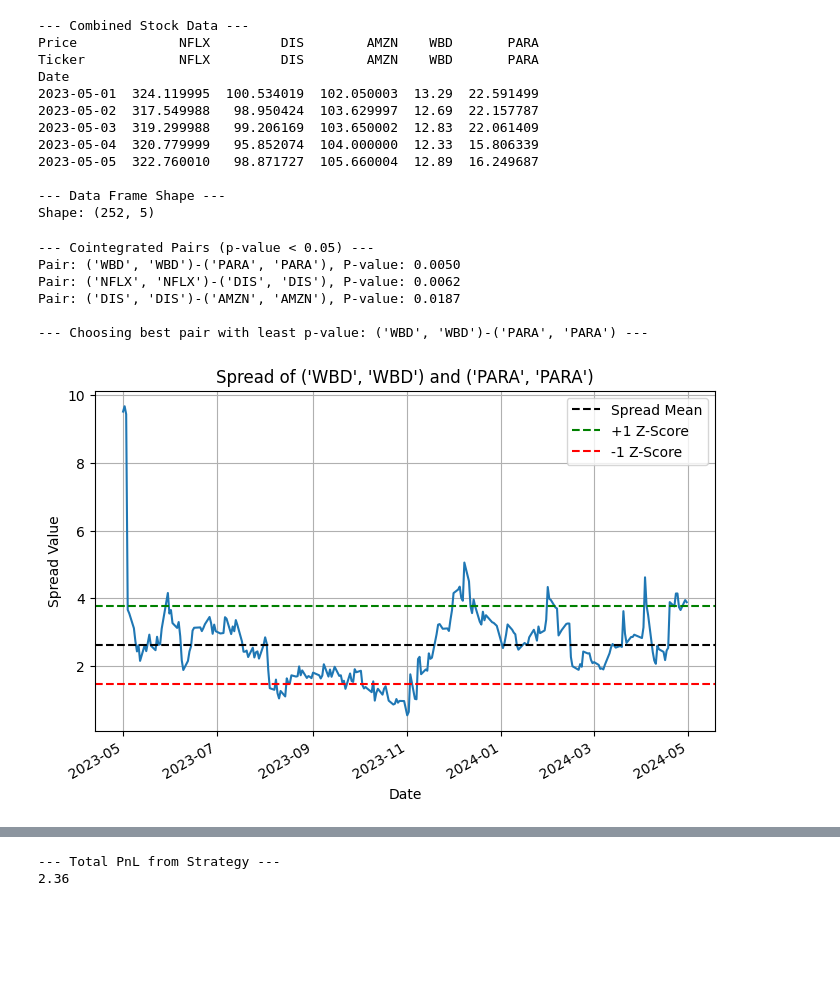
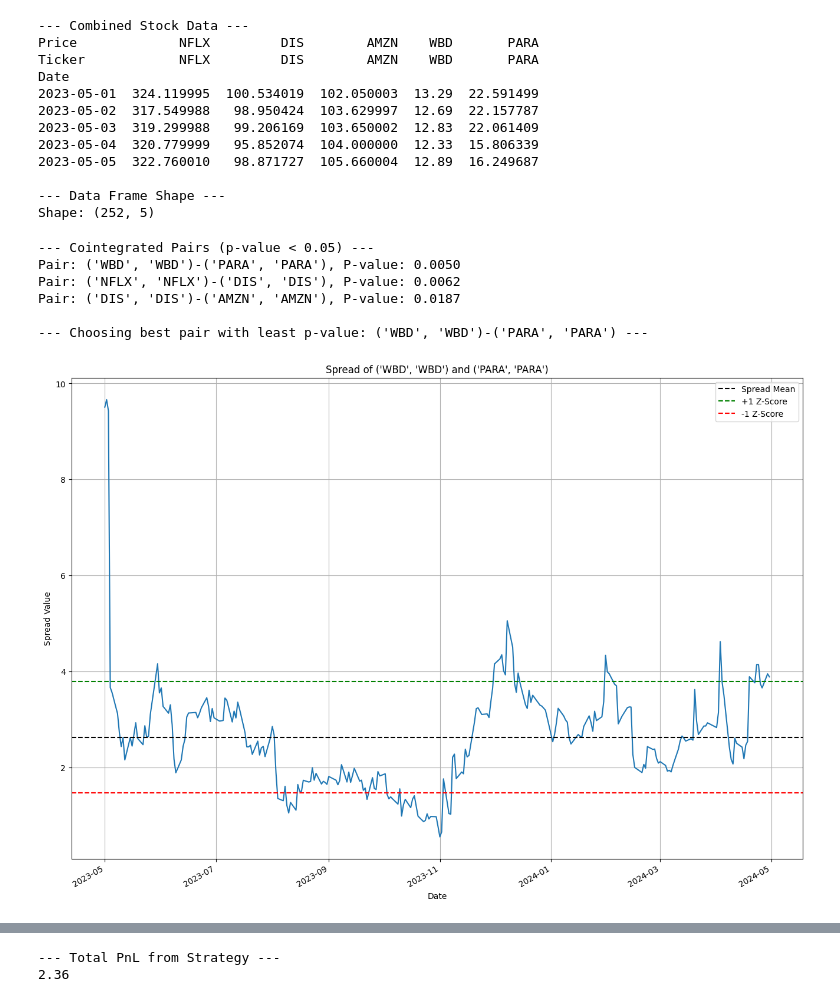
Before and after one commit to KarunphopSavanachai/First-Pairs-Trading-Analysis-for-study-, a Jupyter notebook: First_Pairs_Trading_Analysis_(for_study).ipynb, the cells around one changed output, grey strips where cells are left out. Saved outputs shown, nothing was run; the diff lists cells and outputs as text; code cells hidden in the pictures; blank space fills up the shorter version.

```diff
--- a/First_Pairs_Trading_Analysis_(for_study).ipynb
+++ b/First_Pairs_Trading_Analysis_(for_study).ipynb
@@ -155,7 +155,7 @@ if not all_data_df.empty:
         spread = stock2 - hedge_ratio * stock1
 
         # --- Plot 1: Spread with Mean and Z-Score Bands ---
-        plt.figure(figsize=(8, 5))
+        plt.figure(figsize=(16,12))
         spread.plot()
         plt.axhline(spread.mean(), color='black', linestyle='--', label='Spread Mean')
         # Plot +1 and -1 standard deviation (z-score) lines
@@ -174,7 +174,7 @@ if not all_data_df.empty:
         spread_ma20 = spread.rolling(window=20).mean()
 
         # --- Plot 2: Spread with Moving Averages ---
-        plt.figure(figsize=(8, 5))
+        plt.figure(figsize=(16,12))
         spread.plot(label='Spread')
         spread_ma5.plot(label='5-Day MA')
         spread_ma20.plot(label='20-Day MA')
@@ -192,7 +192,7 @@ if not all_data_df.empty:
         z_score_20_5 = (spread_ma5 - spread_ma20) / spread_std20
 
         # --- Plot 3: Z-Score Plot ---
-        plt.figure(figsize=(8, 5))
+        plt.figure(figsize=(16,12))
         z_score_20_5.plot()
         plt.axhline(0, color='black', linestyle='--')
         plt.axhline(1.0, color='green', linestyle='--', label='+1 Z-Score')
@@ -222,7 +222,7 @@ if not all_data_df.empty:
         signals_df['sell_signal'] = np.where(signals_df['z_score'] < 1, signals_df['spread'], np.nan)
 
         # --- Plot 4: Spread with Buy and Sell Signals ---
-        plt.figure(figsize=(8, 5))
+        plt.figure(figsize=(16,12))
         signals_df['spread'].plot(alpha=0.6, label='Spread')
         plt.scatter(signals_df.index, signals_df['buy_signal'], color='green', marker='^', label='Buy Signal (z > -1)', alpha=0.7)
         # Note: Plotting the exit signal with the same marker but different color as requested
@@ -248,32 +248,32 @@ if not all_data_df.empty:
 
         # Calculate daily spread returns
         signals_df['spread_ret'] = signals_df['spread'].diff()
 
         # PnL = position * change in spread
         signals_df['pnl'] = signals_df['position'].shift(1) * signals_df['spread_ret']
 
         # Cumulative PnL
         signals_df['cum_pnl'] = signals_df['pnl'].cumsum()
 
         # Print total PnL
         total_pnl = signals_df['pnl'].sum()
         print(f"\n--- Total PnL from Strategy ---\n{total_pnl:.2f}")
 
         # --- Plot 5: Cumulative PnL ---
-        plt.figure(figsize=(8, 5))
+        plt.figure(figsize=(16,12))
         signals_df['cum_pnl'].plot()
         plt.title(f'Cumulative PnL for {stock1_ticker}-{stock2_ticker}')
         plt.xlabel('Date')
         plt.ylabel('Cumulative PnL')
         plt.grid(True)
         plt.show()
 else:
     print("\nCould not proceed with analysis because the initial data is empty.")
 # %% [output]
 --- Cointegrated Pairs (p-value < 0.05) ---
 Pair: ('WBD', 'WBD')-('PARA', 'PARA'), P-value: 0.0050
 Pair: ('NFLX', 'NFLX')-('DIS', 'DIS'), P-value: 0.0062
 Pair: ('DIS', 'DIS')-('AMZN', 'AMZN'), P-value: 0.0187
 
 --- Choosing best pair with least p-value: ('WBD', 'WBD')-('PARA', 'PARA') ---
-[figure, old version]
+[figure, new version]
```
Also changed, not shown: parts of 1 cell of this notebook.
